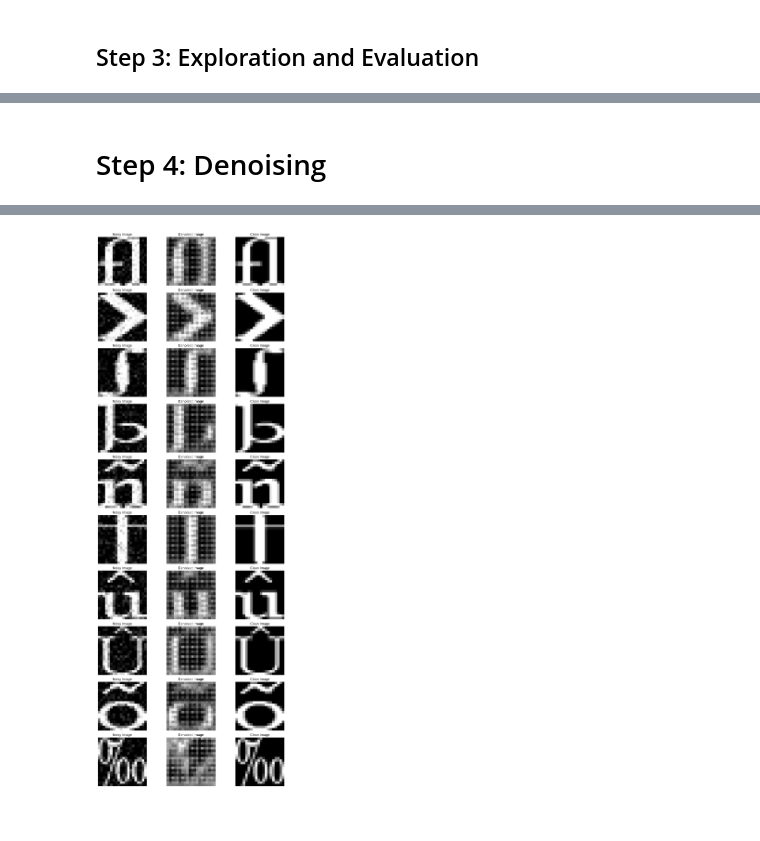
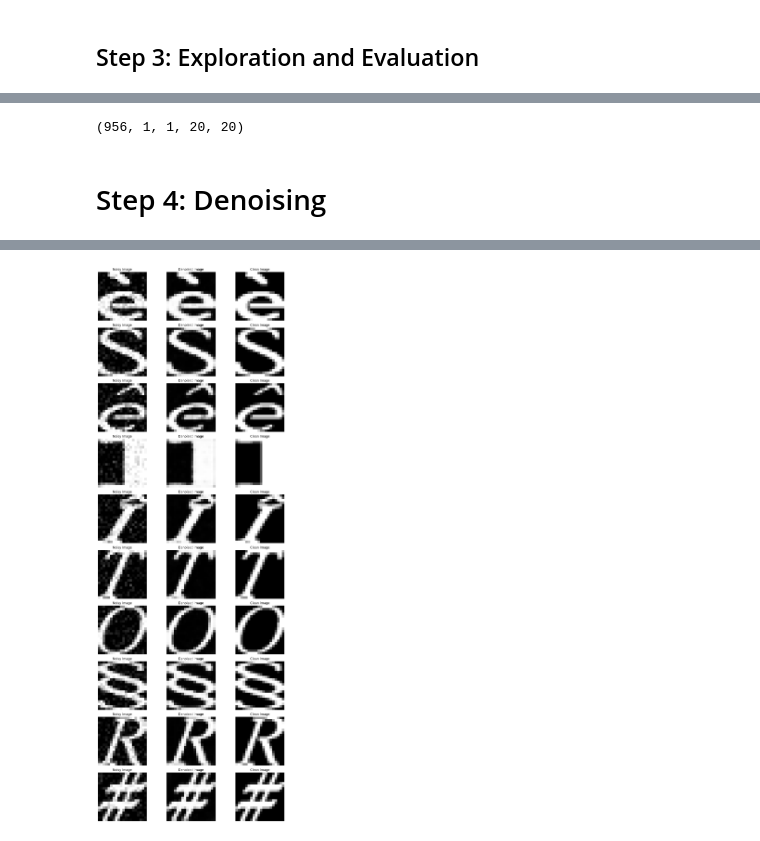
Before and after one commit to tailangc/MSD, a Jupyter notebook: CS6017/HW6/HW6.ipynb, the cells around one changed output, grey strips where cells are left out. Cells and saved outputs as stored; diff of their text form; code cells hidden in the pictures.

```diff
--- a/CS6017/HW6/HW6.ipynb
+++ b/CS6017/HW6/HW6.ipynb
@@ -22,7 +22,7 @@ def transform_data(df):
     pixels = df[pixel_columns].values
 
     # Reshape pixels to (num_samples, 20, 20) and normalize
-    Xs = pixels.reshape(-1, 20, 20) / 256.0
+    Xs = pixels.reshape(-1, 1, 20, 20) / 255.0
 
     # Create dictionaries for label preprocessing
     unique_labels = sorted(set(Ys))
@@ -329,3 +366,7 @@ In the analysis of misclassified samples, some characters that the model struggl
+# %%
+print(Xs1.shape)
+# %% [output]
+(956, 1, 1, 20, 20)
 # %% [markdown]
 # Step 4: Denoising
 # %%
@@ -342,19 +383,24 @@ def add_gaussian_noise(images, mean=0.0, std=0.1):
     noisy_images = torch.clip(noisy_images, 0., 1.)  # Ensure values are within [0, 1] range
     return noisy_images
 
-# Reshape input images to have a single channel if needed
-Xs1 = np.expand_dims(Xs1, axis=1)  # Ensure Xs1 has shape [batch_size, 1, height, width]
 
 # Prepare the noisy and clean datasets
-noisy_Xs1 = add_gaussian_noise(torch.tensor(Xs1, dtype=torch.float32))
-clean_Xs1 = torch.tensor(Xs1, dtype=torch.float32)
+Xs1_tensor = torch.tensor(Xs1.squeeze(1), dtype=torch.float32)
+
+# Xs1_tensor = Xs1_tensor.unsqueeze(1)
+
+noisy_Xs1 = add_gaussian_noise(Xs1_tensor)
 
 # Use a smaller dataset for quick training
-small_dataset_size = len(noisy_Xs1) // 10
-small_dataset = TensorDataset(noisy_Xs1[:small_dataset_size], clean_Xs1[:small_dataset_size])
-train_size = int(0.8 * len(small_dataset))
-val_size = len(small_dataset) - train_size
-train_dataset, val_dataset = random_split(small_dataset, [train_size, val_size])
+
+noisy_data = noisy_Xs1
+clean_data = Xs1_tensor
+full_dataset = TensorDataset(noisy_data, clean_data)
+
+
+train_size = int(0.8 * len(full_dataset))
+val_size = len(full_dataset) - train_size
+train_dataset, val_dataset = random_split(full_dataset, [train_size, val_size])
 
 train_loader = DataLoader(train_dataset, batch_size=32, shuffle=True)
 val_loader = DataLoader(val_dataset, batch_size=32, shuffle=False)
@@ -389,7 +435,7 @@ criterion = nn.MSELoss()
 optimizer = optim.Adam(autoencoder.parameters(), lr=0.001)
 
 # Training loop
-epochs = 10
+epochs = 30
 for epoch in range(epochs):
     autoencoder.train()
     train_loss = 0.0
@@ -414,15 +460,18 @@ for epoch in range(epochs):
 # Visualize some of the noisy and denoised images
 def visualize_denoising_results(model, dataset, num_examples=10):
     model.eval()
-    noisy_images, clean_images = next(iter(DataLoader(dataset, batch_size=num_examples, shuffle=True)))
+
+    loader = DataLoader(dataset, batch_size=num_examples, shuffle=True)
+    noisy_batch, clean_batch = next(iter(loader))
+
 
     with torch.no_grad():
-        denoised_images = model(noisy_images)
+        denoised_images = model(noisy_batch)
 
     fig, axes = plt.subplots(num_examples, 3, figsize=(12, 3 * num_examples))
 
     for i in range(num_examples):
-        axes[i, 0].imshow(noisy_images[i].squeeze(), cmap='gray')
+        axes[i, 0].imshow(noisy_batch[i].squeeze(), cmap='gray')
         axes[i, 0].set_title("Noisy Image")
         axes[i, 0].axis('off')
 
@@ -430,7 +479,7 @@ def visualize_denoising_results(model, dataset, num_examples=10):
         axes[i, 1].set_title("Denoised Image")
         axes[i, 1].axis('off')
 
-        axes[i, 2].imshow(clean_images[i].squeeze(), cmap='gray')
+        axes[i, 2].imshow(clean_batch[i].squeeze(), cmap='gray')
         axes[i, 2].set_title("Clean Image")
         axes[i, 2].axis('off')
 
@@ -453 +509 @@ Epoch 10, Train Loss: 0.09149657934904099, Validation Loss: 0.081290602684021
-[figure, old version]
+[figure, new version]
```
Also changed, not shown: parts of 14 cells of this notebook.
